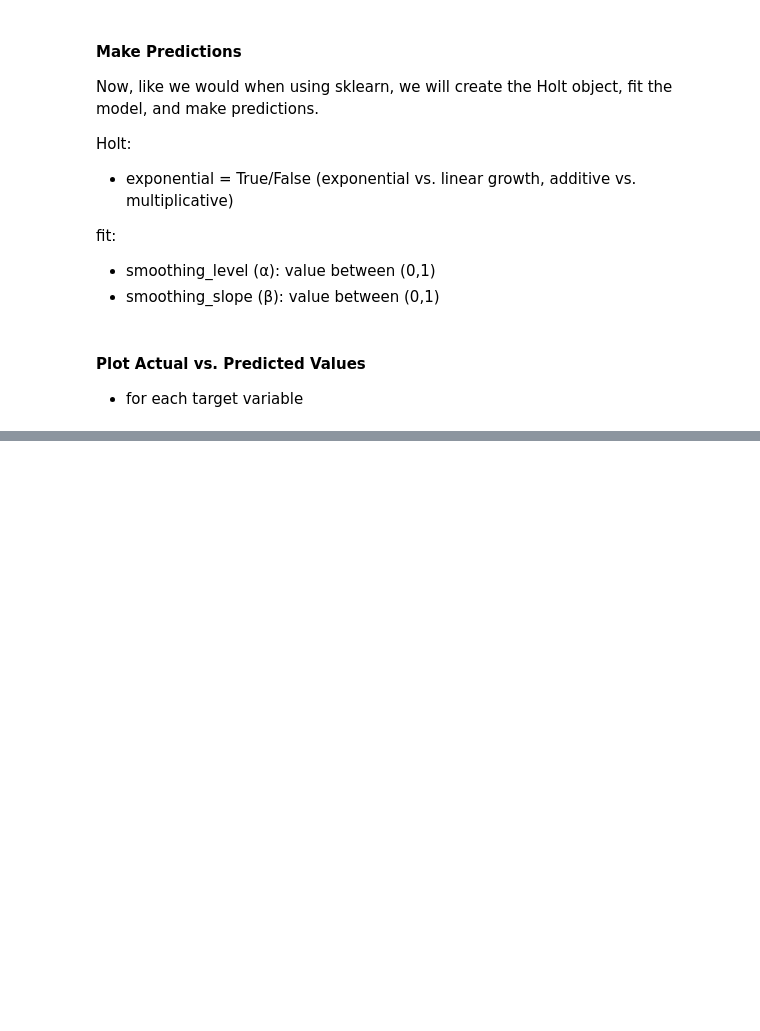
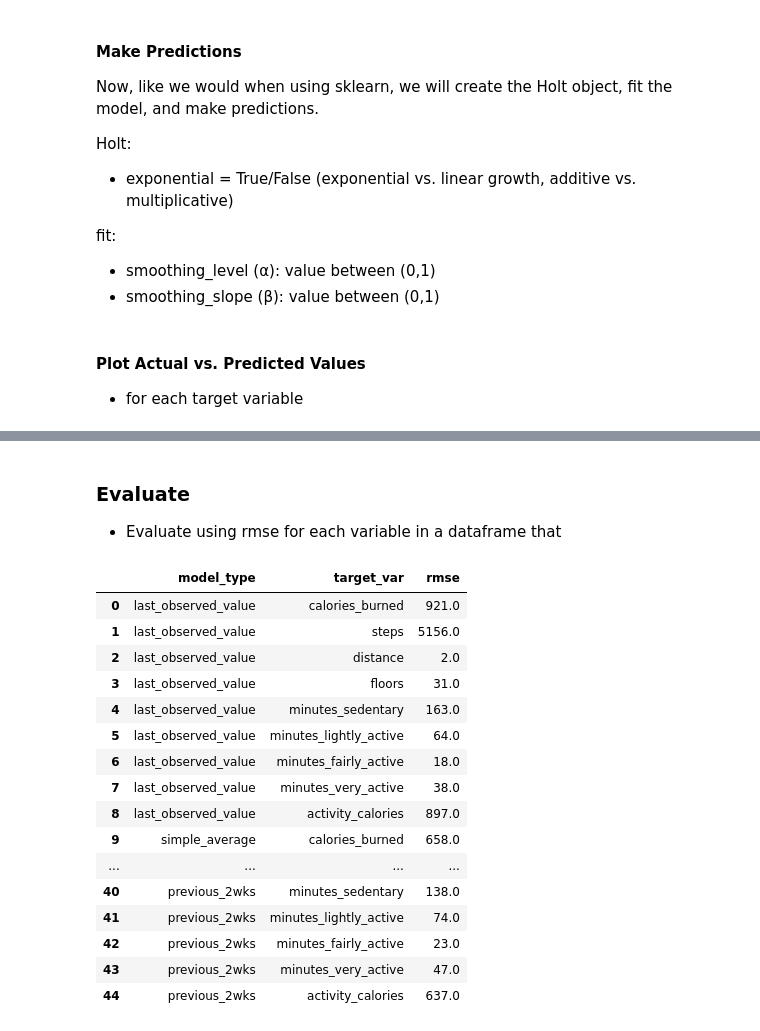
Before and after one commit to Brandon-Martinez27/fitbit_time_series_forecasting, a Jupyter notebook: model.ipynb, the cells around one changed output, grey strips where cells are left out. Cells and saved outputs as stored; diff of their text form; code cells hidden in the pictures; blank space fills up the shorter version.

```diff
--- a/model.ipynb
+++ b/model.ipynb
@@ -436,0 +488,3 @@ for col in train.columns:
+# %% [markdown]
+### Evaluate
+- Evaluate using rmse for each variable in a dataframe that
@@ -436,0 +495,20 @@ for col in train.columns:
+# %%
+eval_df
+# %% [output]
+|  | model_type | target_var | rmse |
+| 0 | last_observed_value | calories_burned | 921.0 |
+| 1 | last_observed_value | steps | 5156.0 |
+| 2 | last_observed_value | distance | 2.0 |
+| 3 | last_observed_value | floors | 31.0 |
+| 4 | last_observed_value | minutes_sedentary | 163.0 |
+| 5 | last_observed_value | minutes_lightly_active | 64.0 |
+| 6 | last_observed_value | minutes_fairly_active | 18.0 |
+| 7 | last_observed_value | minutes_very_active | 38.0 |
+| 8 | last_observed_value | activity_calories | 897.0 |
+| 9 | simple_average | calories_burned | 658.0 |
+| ... | ... | ... | ... |
+| 40 | previous_2wks | minutes_sedentary | 138.0 |
+| 41 | previous_2wks | minutes_lightly_active | 74.0 |
+| 42 | previous_2wks | minutes_fairly_active | 23.0 |
+| 43 | previous_2wks | minutes_very_active | 47.0 |
+| 44 | previous_2wks | activity_calories | 637.0 |
```
Also changed, not shown: parts of 28 cells of this notebook.
